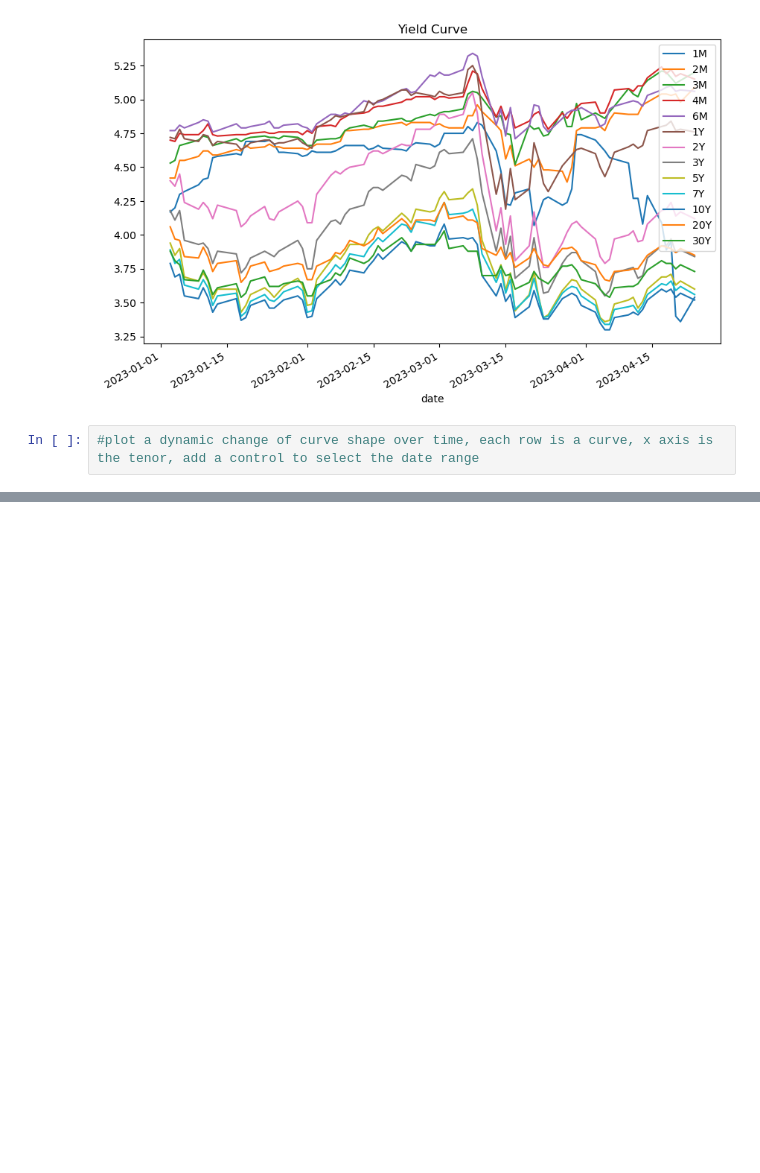
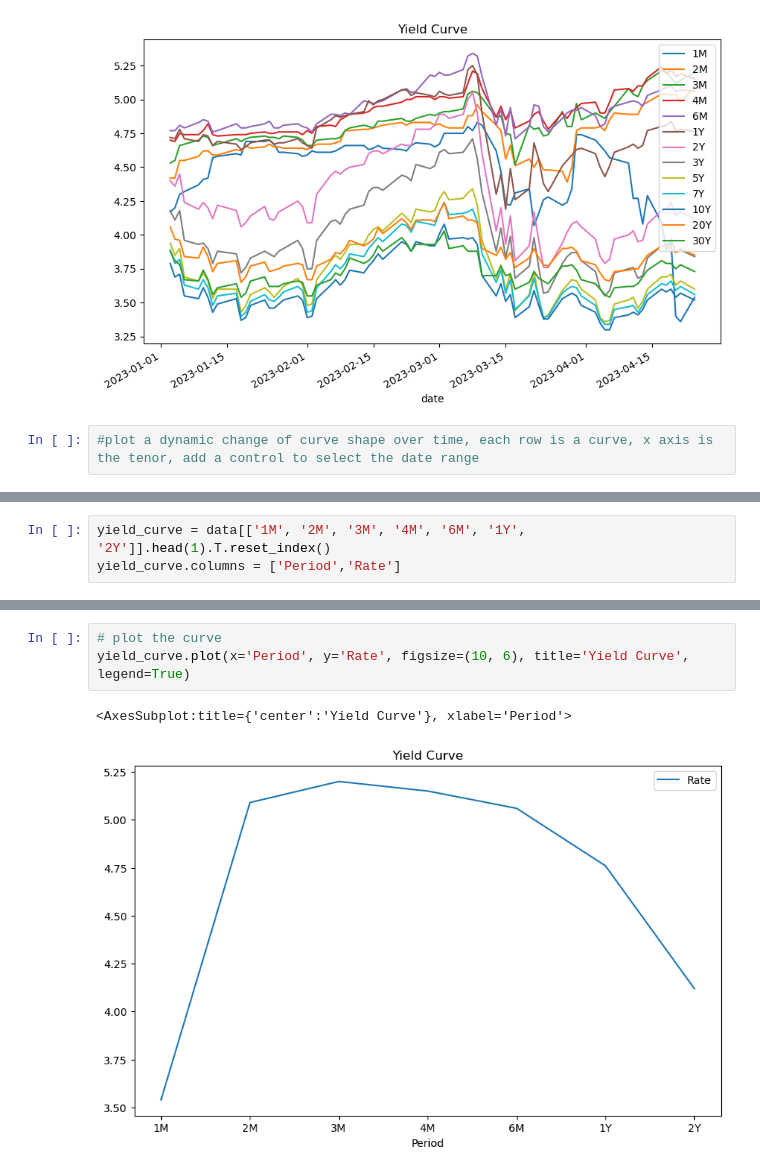
Before and after one commit to joyyuan89/FinAI, a Jupyter notebook: case_study/yield_curve_prediction/yield_curve.ipynb, the cells around one changed output, grey strips where cells are left out. Saved outputs shown, nothing was run; the diff lists cells and outputs as text; blank space fills up the shorter version.

```diff
--- a/case_study/yield_curve_prediction/yield_curve.ipynb
+++ b/case_study/yield_curve_prediction/yield_curve.ipynb
@@ -26,0 +29,3 @@ df.plot(figsize=(10, 6), title='Yield Curve', legend=True)
+# %%
+yield_curve = data[['1M', '2M', '3M', '4M', '6M', '1Y', '2Y']].head(1).T.reset_index()
+yield_curve.columns = ['Period','Rate']
@@ -26,0 +43,6 @@ df.plot(figsize=(10, 6), title='Yield Curve', legend=True)
+# %%
+# plot the curve
+yield_curve.plot(x='Period', y='Rate', figsize=(10, 6), title='Yield Curve', legend=True)
+# %% [output]
+<AxesSubplot:title={'center':'Yield Curve'}, xlabel='Period'>
+[figure, added]
```
Also changed, not shown: parts of 6 cells of this notebook, 3 other files.
